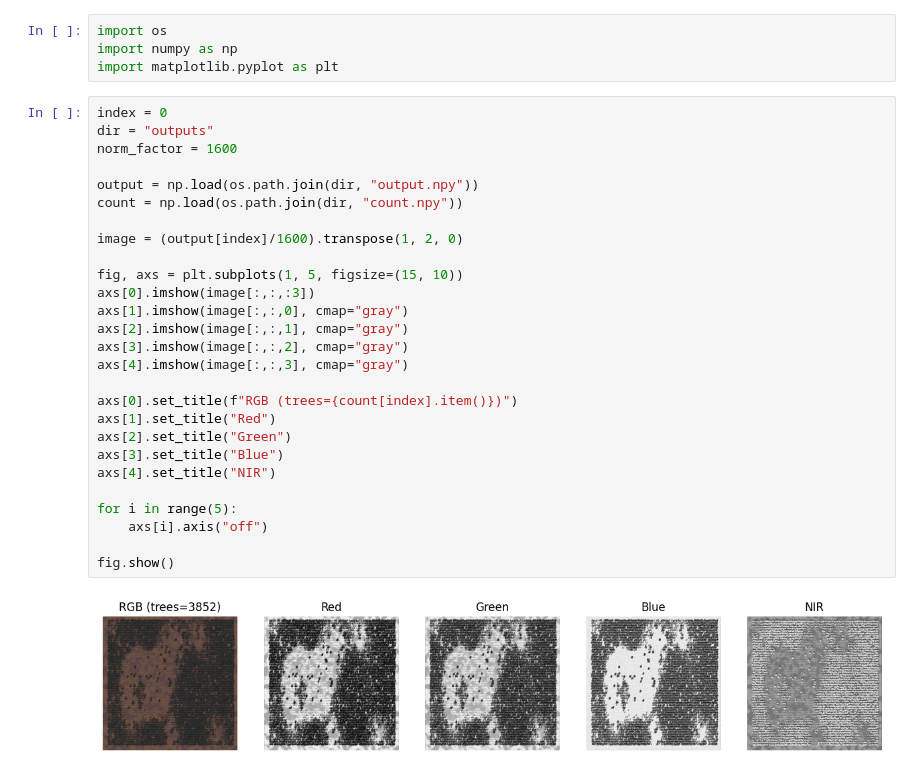
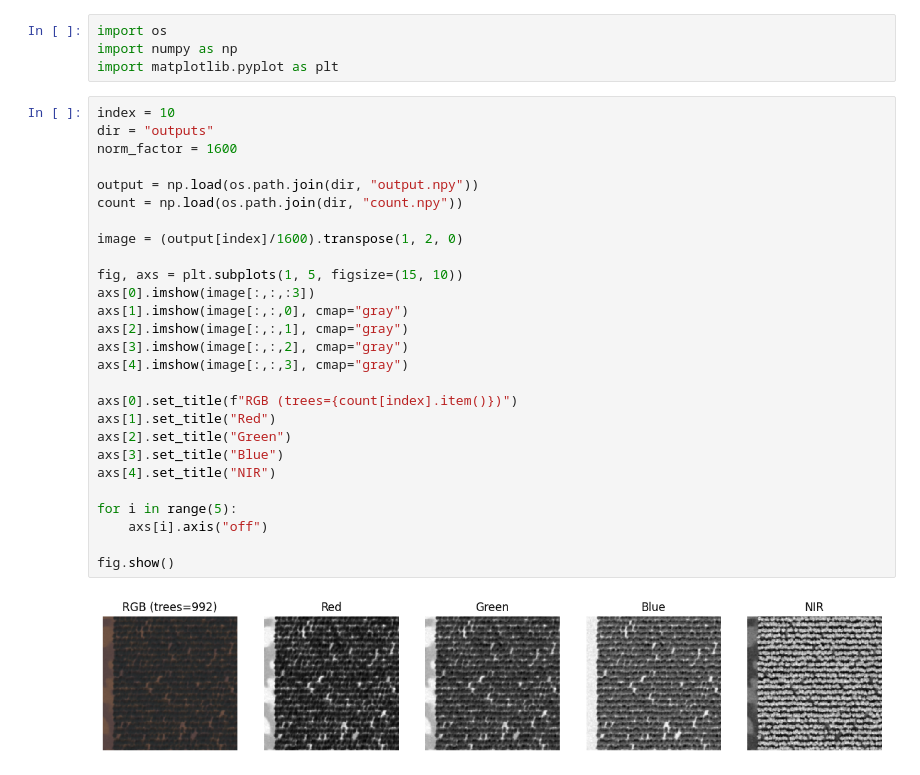
Before and after one commit to SSIGPRO/albero-system, a Jupyter notebook: field_generator/picture_viewer.ipynb, the cells around one changed output. Cells and saved outputs as stored; diff of their text form.

```diff
--- a/field_generator/picture_viewer.ipynb
+++ b/field_generator/picture_viewer.ipynb
@@ -3,34 +3,34 @@ import os
 import numpy as np
 import matplotlib.pyplot as plt
 # %%
-index = 0
+index = 10
 dir = "outputs"
 norm_factor = 1600
 
 output = np.load(os.path.join(dir, "output.npy"))
 count = np.load(os.path.join(dir, "count.npy"))
 
 image = (output[index]/1600).transpose(1, 2, 0)
 
 fig, axs = plt.subplots(1, 5, figsize=(15, 10))
 axs[0].imshow(image[:,:,:3])
 axs[1].imshow(image[:,:,0], cmap="gray")
 axs[2].imshow(image[:,:,1], cmap="gray")
 axs[3].imshow(image[:,:,2], cmap="gray")
 axs[4].imshow(image[:,:,3], cmap="gray")
 
 axs[0].set_title(f"RGB (trees={count[index].item()})")
 axs[1].set_title("Red")
 axs[2].set_title("Green")
 axs[3].set_title("Blue")
 axs[4].set_title("NIR")
 
 for i in range(5):
     axs[i].axis("off")
 
 fig.show()
 # %% [output]
-[figure, old version]
+[figure, new version]
 # %%
 index = 0
 dir = "outputs"
```
Also changed, not shown: parts of 2 cells of this notebook, 5 other files.
